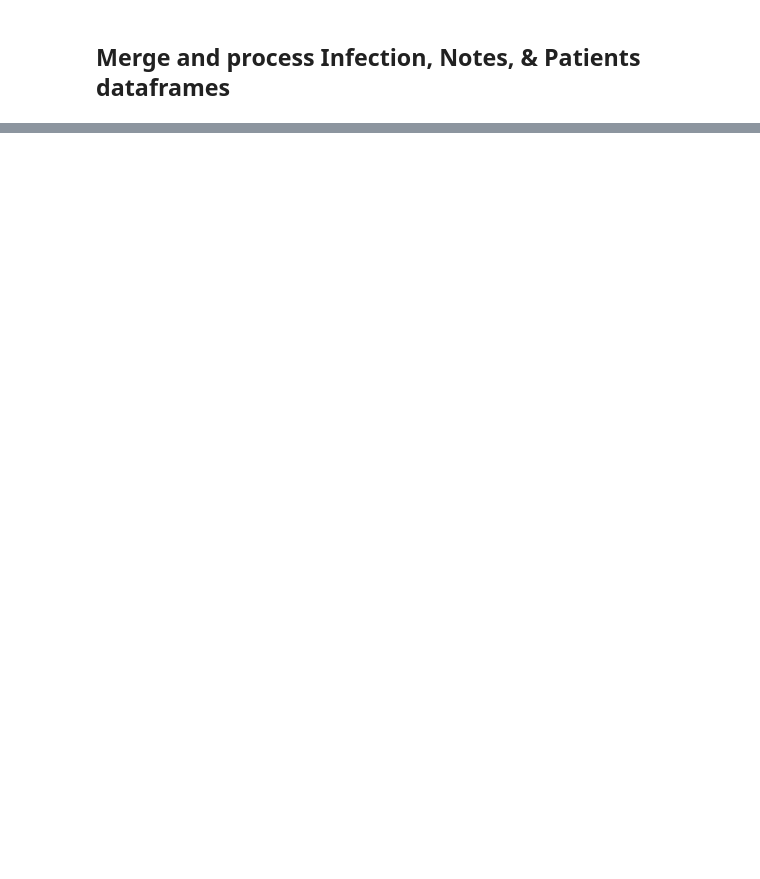
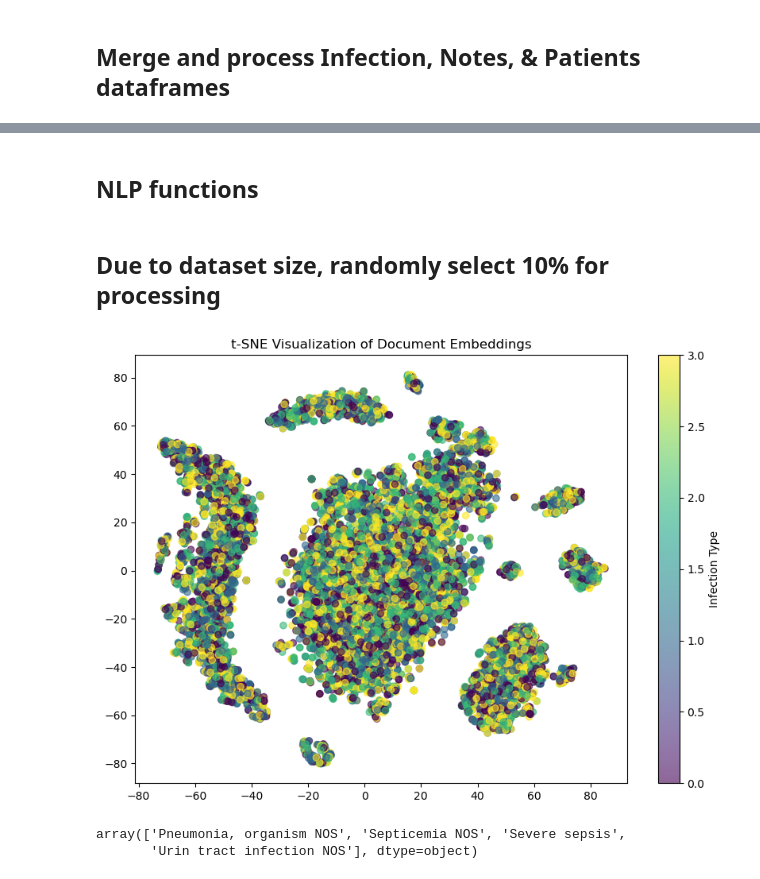
Before and after one commit to UT-Austin-MSAI-Program/ai-in-healthcare-ai395t, a Jupyter notebook: hw4-dl-tutorial/infection_model.ipynb, the cells around one changed output, grey strips where cells are left out. Drawn from its saved outputs; the diff is of its cells as text; code cells hidden in the pictures; blank space fills up the shorter version.

```diff
--- a/hw4-dl-tutorial/infection_model.ipynb
+++ b/hw4-dl-tutorial/infection_model.ipynb
@@ -250,0 +128,9 @@ data_df['text_embeddings'] = data_df['unique_notes'].apply(get_note_embedding)
+# %%
+# merge notes with infection data
+data_df = pd.merge(infection_df, notes_df, on='subject_id', how='inner')
+
+# Keep only relevant features from merged data
+data_df = data_df[['subject_id', 'infection_type', 'text', 'gender', 'expire_flag', 'age', 'normalized_age']]
+
+# Drop rows with missing age
+data_df.dropna(subset=['age'], inplace=True)
@@ -250,0 +147,43 @@ data_df['text_embeddings'] = data_df['unique_notes'].apply(get_note_embedding)
+# %% [markdown]
+## NLP functions
+# %%
+# Load specified model (spacy/scispacy/bert)
+def load_nlp_model(model_name="en_ner_bc5cdr_md"): # Default bert
+    try:
+        return spacy.load(model_name) # Loads specified model.
+    except OSError:
+        raise ValueError(f"Could not load model '{model_name}'. Make sure it is installed.")
+
+# Function to get vectors in bulk
+def extract_doc_vectors(texts, batch_size=100):
+    nlp = spacy.load("en_ner_bc5cdr_md", disable=["parser"])
+    return np.array([doc.vector for doc in tqdm(nlp.pipe(texts, batch_size=batch_size), total=len(texts), desc="Extracting Doc Vectors")])
+# %% [markdown]
+## Due to dataset size, randomly select 10% for processing
+# %%
+data_df = data_df.sample(frac=0.01, random_state=42)
+# %%
+# Generate vectors for all documents
+data_df["doc_vector"] = list(extract_doc_vectors(data_df["text"].tolist()))
+# %%
+from sklearn.preprocessing import LabelEncoder
+
+label_encoder = LabelEncoder()
+labels = label_encoder.fit_transform(data_df['infection_type'])
+
+tsne = TSNE(n_components=2, random_state=42)
+doc_vectors_2d = tsne.fit_transform(np.array(data_df['doc_vector'].tolist()))
+
+plt.figure(figsize=(10, 7))
+scatter = plt.scatter(doc_vectors_2d[:, 0], doc_vectors_2d[:, 1], c=labels, cmap='viridis', alpha=0.6)
+plt.colorbar(scatter, label="Infection Type")
+plt.title("t-SNE Visualization of Document Embeddings")
+plt.show()
+# %% [output]
+[figure, added]
+# %%
+# show labels
+label_encoder.classes_
+# %% [output]
+array(['Pneumonia, organism NOS', 'Septicemia NOS', 'Severe sepsis',
+       'Urin tract infection NOS'], dtype=object)
```
Also changed, not shown: parts of 46 cells of this notebook, 2 other files.
